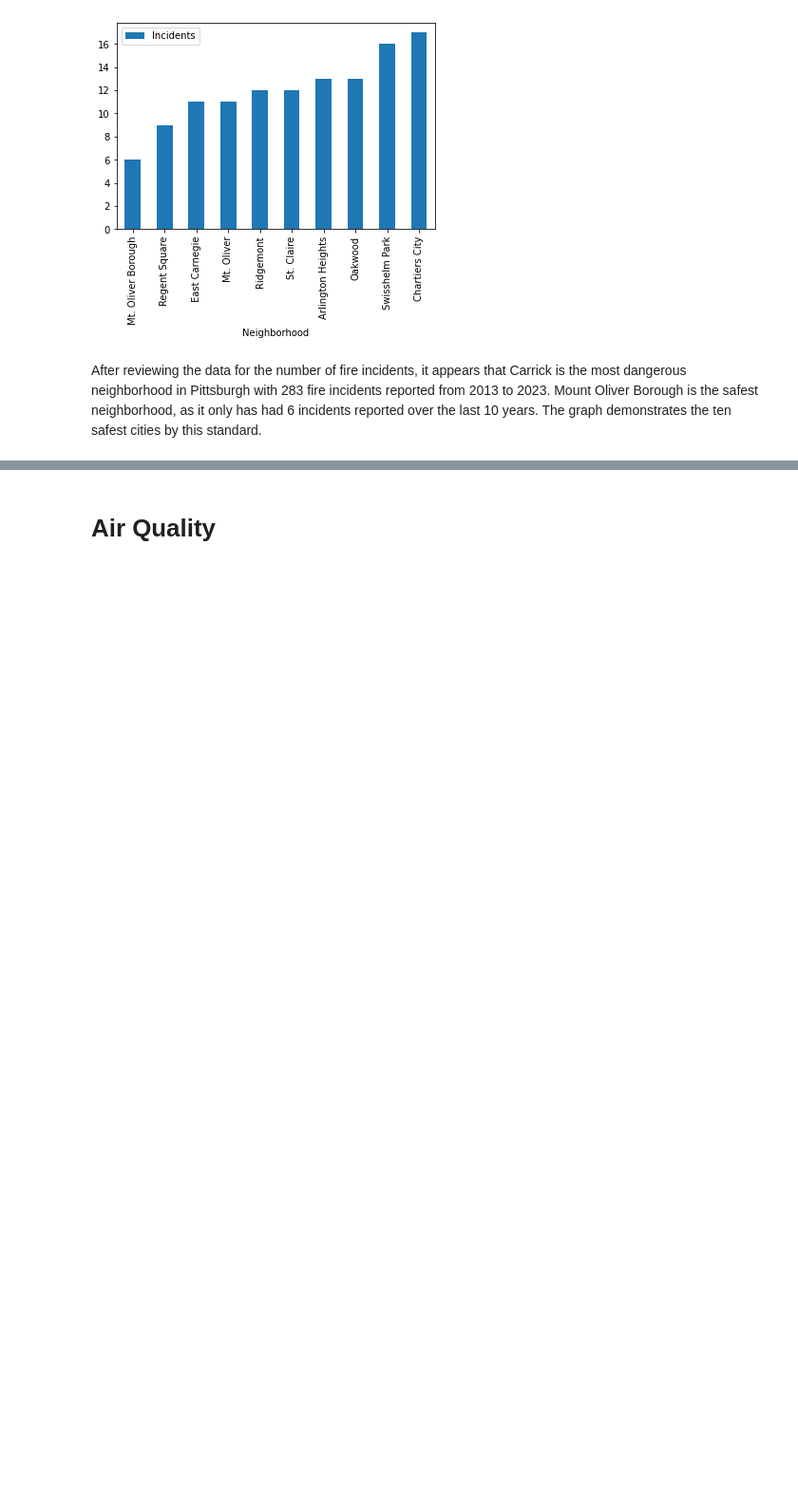
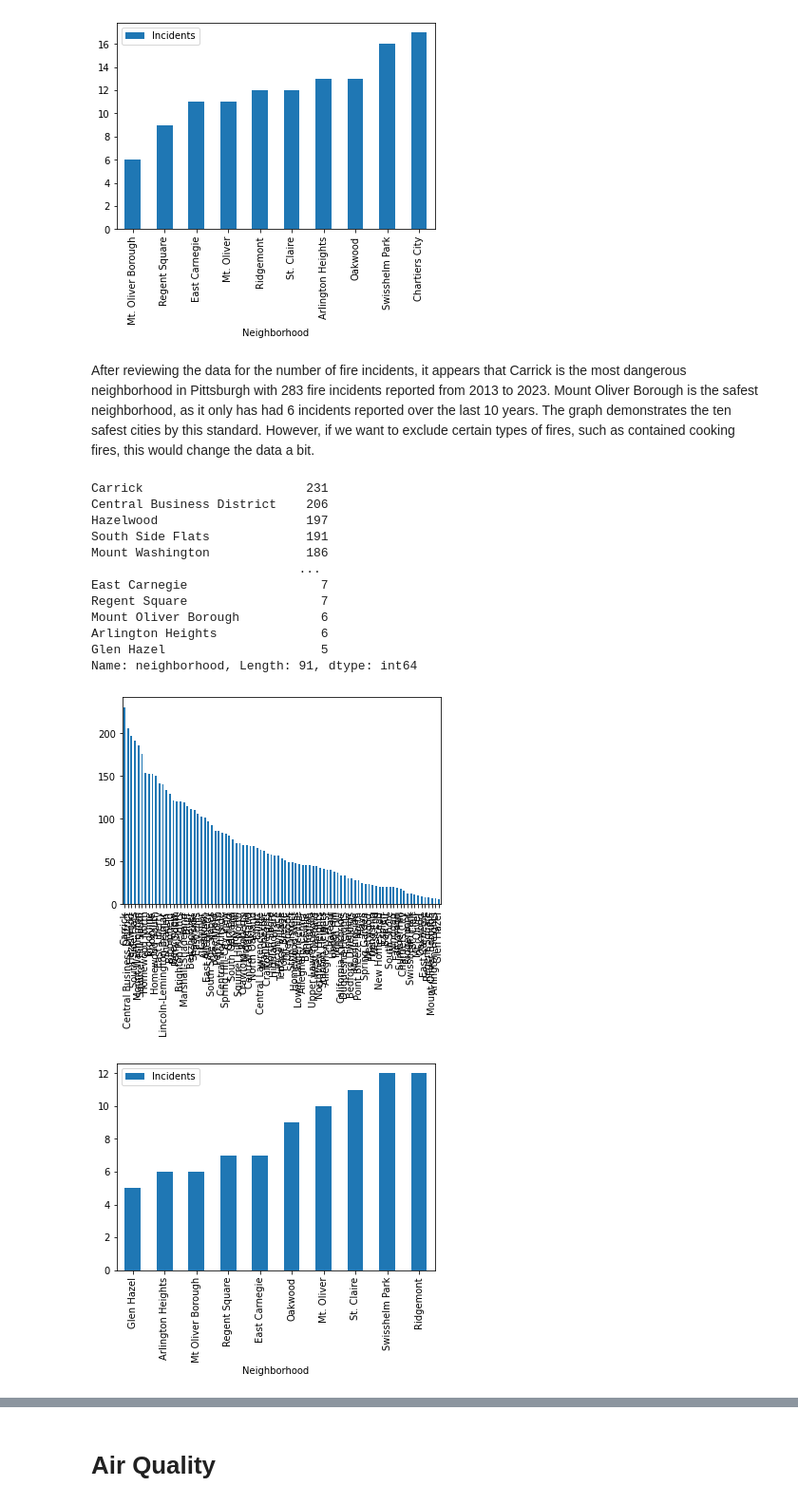
Before and after one commit to pww56/Group-23-Final-Project, a Jupyter notebook: SafestNeighborhood.ipynb, the cells around one changed output, grey strips where cells are left out. Shown: that part at 95% size. Drawn from its saved outputs; the diff is of its cells as text; code cells hidden in the pictures; blank space fills up the shorter version.

```diff
--- a/SafestNeighborhood.ipynb
+++ b/SafestNeighborhood.ipynb
@@ -135,4 +135,25 @@ Name: neighborhood, Length: 91, dtype: int64
 [figure]
 # %% [markdown]
 After reviewing the data for the number of fire incidents, it appears that Carrick is the most dangerous neighborhood in Pittsburgh with 283 fire incidents reported from 2013 to 2023.
-Mount Oliver Borough is the safest neighborhood, as it only has had 6 incidents reported over the last 10 years. The graph demonstrates the ten safest cities by this standard.
+Mount Oliver Borough is the safest neighborhood, as it only has had 6 incidents reported over the last 10 years. The graph demonstrates the ten safest cities by this standard. However, if we want to exclude certain types of fires, such as contained cooking fires, this would change the data a bit.
+# %%
+fire_type = fire[fire["type_description"].str.contains('Cooking fire, confined to container')==False]
+print(fire_type['neighborhood'].value_counts())
+fire_type['neighborhood'].value_counts().plot.bar()
+df = pd.DataFrame({'Neighborhood':['Glen Hazel', 'Arlington Heights', 'Mt Oliver Borough', 'Regent Square', 'East Carnegie', 'Oakwood', 'Mt. Oliver', 'St. Claire', 'Swisshelm Park', 'Ridgemont'], 'Incidents':[5, 6, 6, 7, 7, 9, 10, 11, 12, 12]})
+ax = df.plot.bar(x='Neighborhood', y='Incidents', rot=90)
+# %% [output]
+Carrick                      231
+Central Business District    206
+Hazelwood                    197
+South Side Flats             191
+Mount Washington             186
+                            ...
+East Carnegie                  7
+Regent Square                  7
+Mount Oliver Borough           6
+Arlington Heights              6
+Glen Hazel                     5
+Name: neighborhood, Length: 91, dtype: int64
+[figure, added]
+[figure, added]
```
Also changed, not shown: parts of 2 cells of this notebook, 1 other file.
